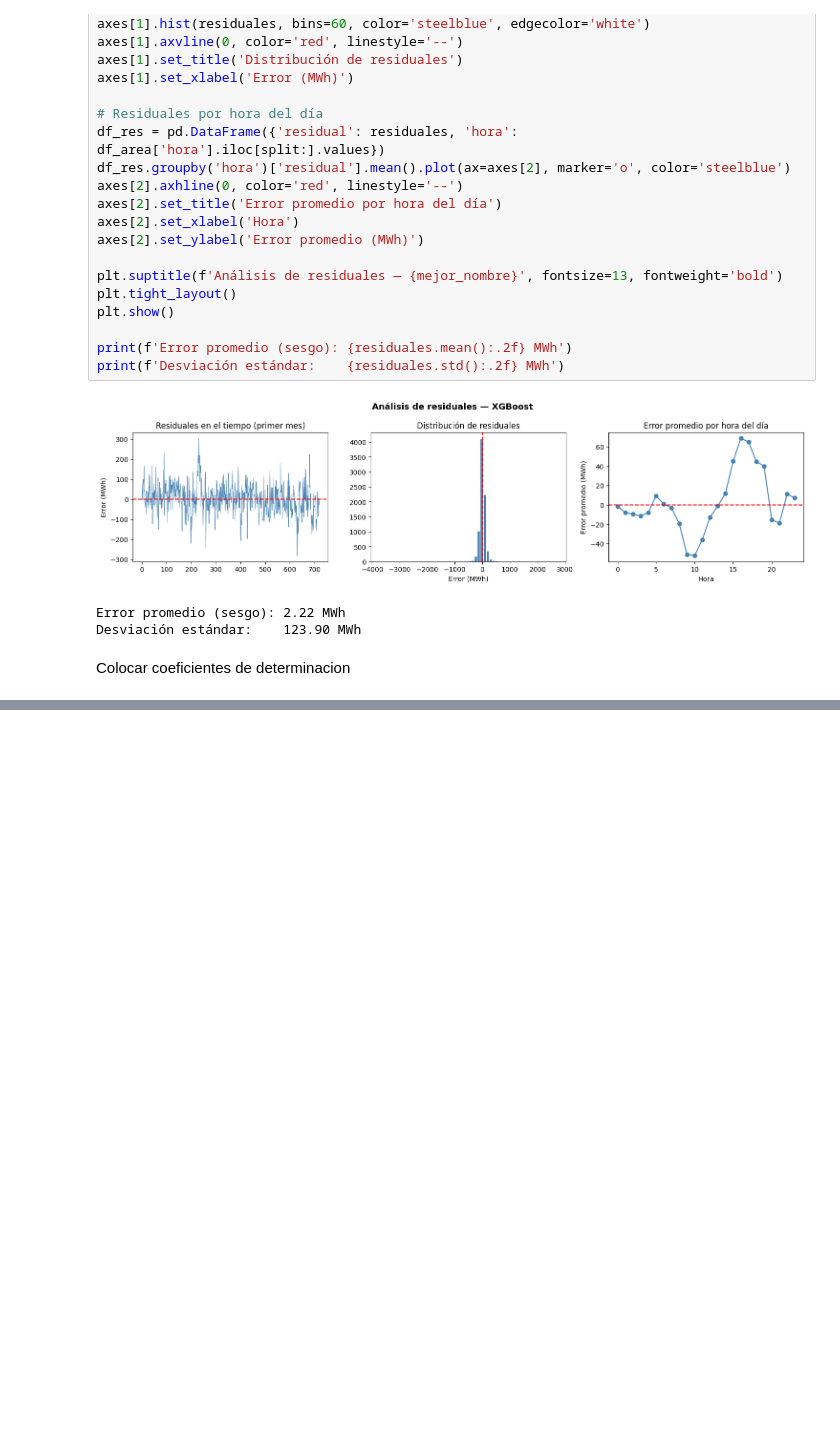
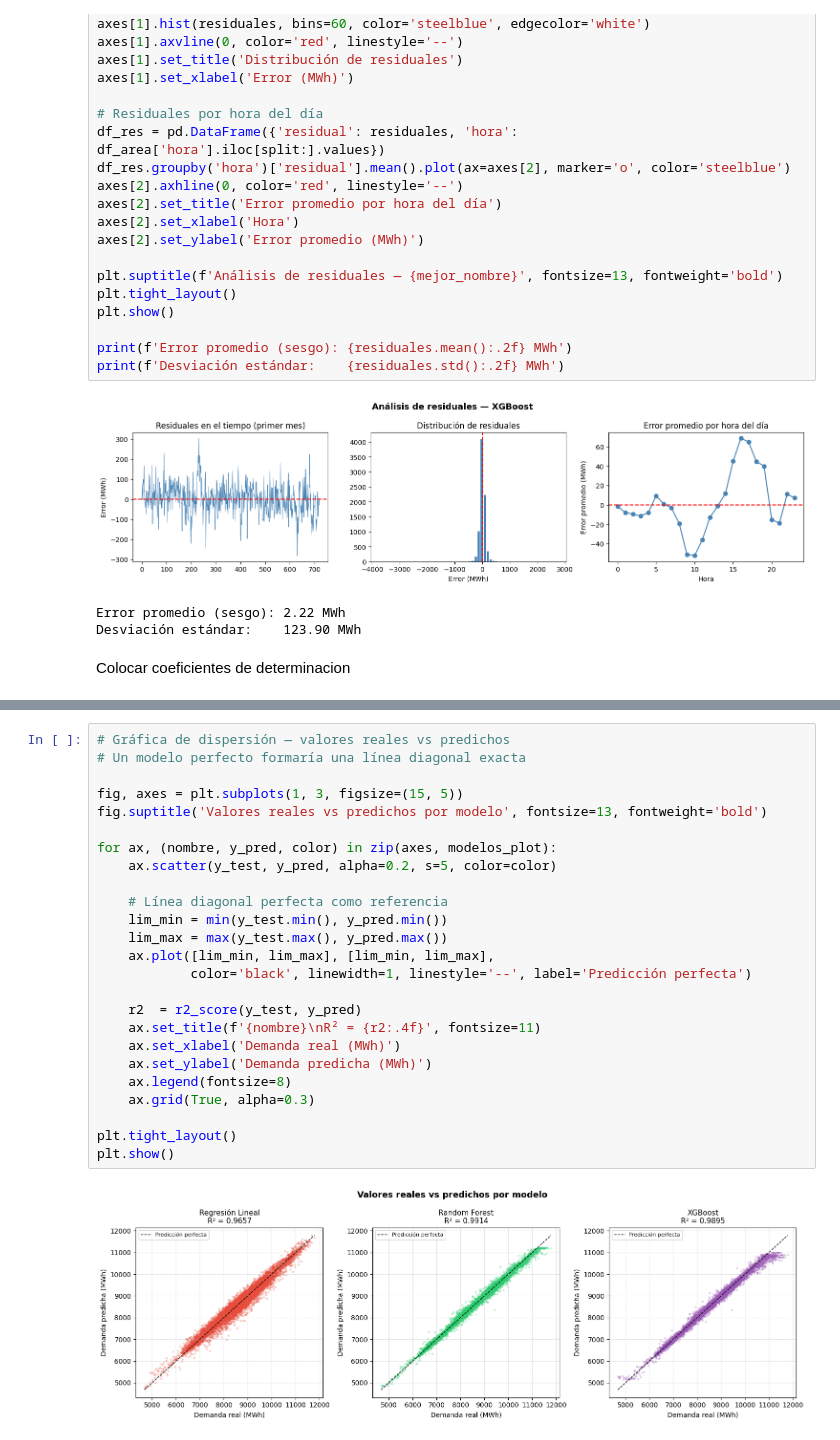
Before and after one commit to UlisesACC/Modelado-Predictivo, a Jupyter notebook: regresion/Modelos.ipynb, the cells around one changed output, grey strips where cells are left out. Drawn from its saved outputs; the diff is of its cells as text; blank space fills up the shorter version.

```diff
--- a/regresion/Modelos.ipynb
+++ b/regresion/Modelos.ipynb
@@ -386,0 +814,27 @@ Colocar coeficientes de determinacion
+# %%
+# Gráfica de dispersión — valores reales vs predichos
+# Un modelo perfecto formaría una línea diagonal exacta
+
+fig, axes = plt.subplots(1, 3, figsize=(15, 5))
+fig.suptitle('Valores reales vs predichos por modelo', fontsize=13, fontweight='bold')
+
+for ax, (nombre, y_pred, color) in zip(axes, modelos_plot):
+    ax.scatter(y_test, y_pred, alpha=0.2, s=5, color=color)
+
+    # Línea diagonal perfecta como referencia
+    lim_min = min(y_test.min(), y_pred.min())
+    lim_max = max(y_test.max(), y_pred.max())
+    ax.plot([lim_min, lim_max], [lim_min, lim_max],
+            color='black', linewidth=1, linestyle='--', label='Predicción perfecta')
+
+    r2  = r2_score(y_test, y_pred)
+    ax.set_title(f'{nombre}\nR² = {r2:.4f}', fontsize=11)
+    ax.set_xlabel('Demanda real (MWh)')
+    ax.set_ylabel('Demanda predicha (MWh)')
+    ax.legend(fontsize=8)
+    ax.grid(True, alpha=0.3)
+
+plt.tight_layout()
+plt.show()
+# %% [output]
+[figure, added]
```
Also changed, not shown: parts of 54 cells of this notebook.
